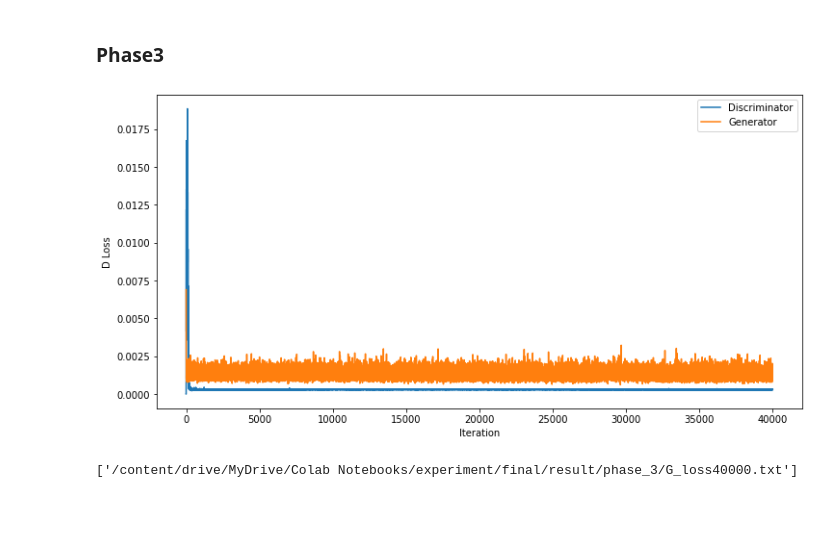
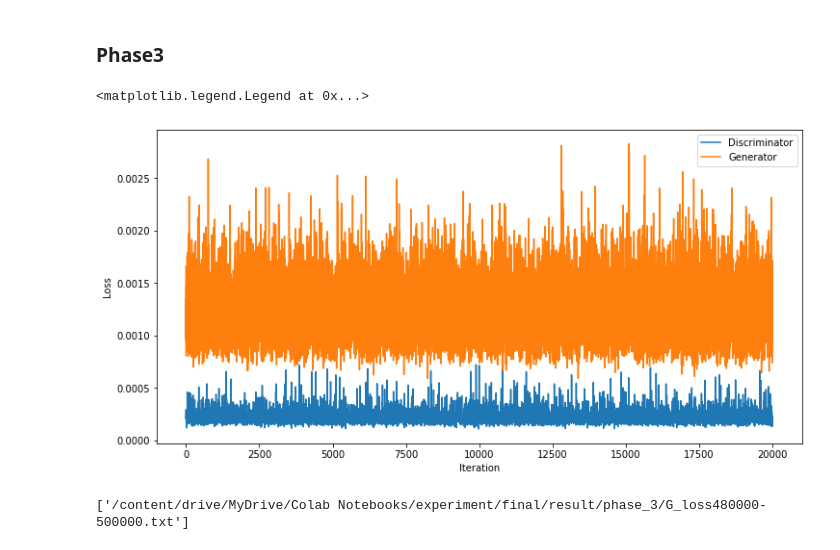
Before and after one commit to nomnomnonono/Image-Completion, a Jupyter notebook: GLCIC/GLCIC.ipynb, the cells around one changed output. Drawn from its saved outputs; the diff is of its cells as text; code cells hidden in the pictures; blank space fills up the shorter version.

```diff
--- a/GLCIC/GLCIC.ipynb
+++ b/GLCIC/GLCIC.ipynb
@@ -61,8 +60,8 @@ result_dir = "/content/drive/MyDrive/Colab Notebooks/experiment/final/result"
 recursive_search = False
 data_parallel = False
 device = torch.device('cuda')
-init_model_cn = os.path.join(result_dir, 'phase_1', 'step90000.pth')
-init_model_cd = os.path.join(result_dir, 'phase_2', 'step10000.pth')
+init_model_cn = os.path.join(result_dir, 'phase_3', 'cn_step480000.pth')
+init_model_cd = os.path.join(result_dir, 'phase_3', 'cd_step480000.pth')
 cn_input_size = 120
 ld_input_size = 72
 hole_min_w = 36
@@ -202,7 +201,7 @@ while pbar.n < steps1-10000:
           x_mask = x - x * mask + mpv * mask
           input = torch.cat((x_mask, mask), dim=1)
           output = model_cn(input)
-          completed = get_completion_image(x_mask, output, mask)
+          completed = get_completion_image(x, output, mask)
           # 結果とモデルの保存
           imgs = torch.cat((
               x.cpu(),
@@ -329,7 +328,7 @@ while pbar.n < steps2-1000:
           x_mask = x - x * mask + mpv * mask
           input = torch.cat((x_mask, mask), dim=1)
           output = model_cn(input)
-          completed = get_completion_image(x_mask, output, mask)
+          completed = get_completion_image(x, output, mask)
           imgs = torch.cat((
               x.cpu(),
               x_mask.cpu(),
@@ -372,9 +371,9 @@ D_loss2 = []
 # %%
 cnt_bdivs = 0
 bceloss = BCELoss()
-pbar =tqdm(total=steps3//10)
+pbar =tqdm(total=steps3//10-20000)
 
-while pbar.n < steps3//10:
+while pbar.n < steps3//10-20000:
   for x in train_loader:
     ## forward model_cd
     x = x.to(device)
@@ -461,35 +460,36 @@ while pbar.n < steps3//10:
           x_mask = x - x * mask + mpv * mask
           input = torch.cat((x_mask, mask), dim=1)
           output = model_cn(input)
-          completed = get_completion_image(x_mask, output, mask)
+          completed = get_completion_image(x, output, mask)
           imgs = torch.cat((
               x.cpu(),
               x_mask.cpu(),
               completed.cpu()
           ), dim=0)
           imgpath = os.path.join(
-              result_dir, 'phase_3', 'step%d.png' % pbar.n
+              result_dir, 'phase_3', 'step%d.png' % (pbar.n+480000)
           )
           model_cn_path = os.path.join(
-              result_dir, 'phase_3', 'cn_step%d.pth' % pbar.n
+              result_dir, 'phase_3', 'cn_step%d.pth' % (pbar.n+480000)
           )
           model_cd_path = os.path.join(
-              result_dir, 'phase_3', 'cd_step%d.pth' % pbar.n
+              result_dir, 'phase_3', 'cd_step%d.pth' % (pbar.n+480000)
           )
           save_image(imgs, imgpath, nrow=len(x))
           torch.save(model_cn.state_dict(), model_cn_path)
           torch.save(model_cd.state_dict(), model_cd_path)
         model_cn.train()
-      if pbar.n >= steps3//10:
+      if pbar.n >= steps3//10-20000:
         break;
 pbar.close()
 # %%
 fig = plt.figure(figsize=(12,6))
 plt.plot(D_loss2, label='Discriminator')
 plt.plot(G_loss2, label='Generator')
 plt.xlabel('Iteration')
-plt.ylabel('D Loss')
+plt.ylabel('Loss')
 plt.legend()
-fig.savefig(os.path.join(result_dir, 'phase_3', 'DG_loss40000.png'))
+#fig.savefig(os.path.join(result_dir, 'phase_3', 'DG_loss40000.png'))
 # %% [output]
+<matplotlib.legend.Legend at 0x...>
-[figure, old version]
+[figure, new version]
@@ -496,5 +505,5 @@ fig.savefig(os.path.join(result_dir, 'phase_3', 'DG_loss40000.png'))
 # %%
-joblib.dump(D_loss2, os.path.join(result_dir, 'phase_3', 'D_loss40000.txt'))
-joblib.dump(G_loss2, os.path.join(result_dir, 'phase_3', 'G_loss40000.txt'))
+joblib.dump(D_loss2, os.path.join(result_dir, 'phase_3', 'D_loss480000-500000.txt'))
+joblib.dump(G_loss2, os.path.join(result_dir, 'phase_3', 'G_loss480000-500000.txt'))
 # %% [output]
-['/content/drive/MyDrive/Colab Notebooks/experiment/final/result/phase_3/G_loss40000.txt']
+['/content/drive/MyDrive/Colab Notebooks/experiment/final/result/phase_3/G_loss480000-500000.txt']
```
Also changed, not shown: parts of 4 cells of this notebook.
